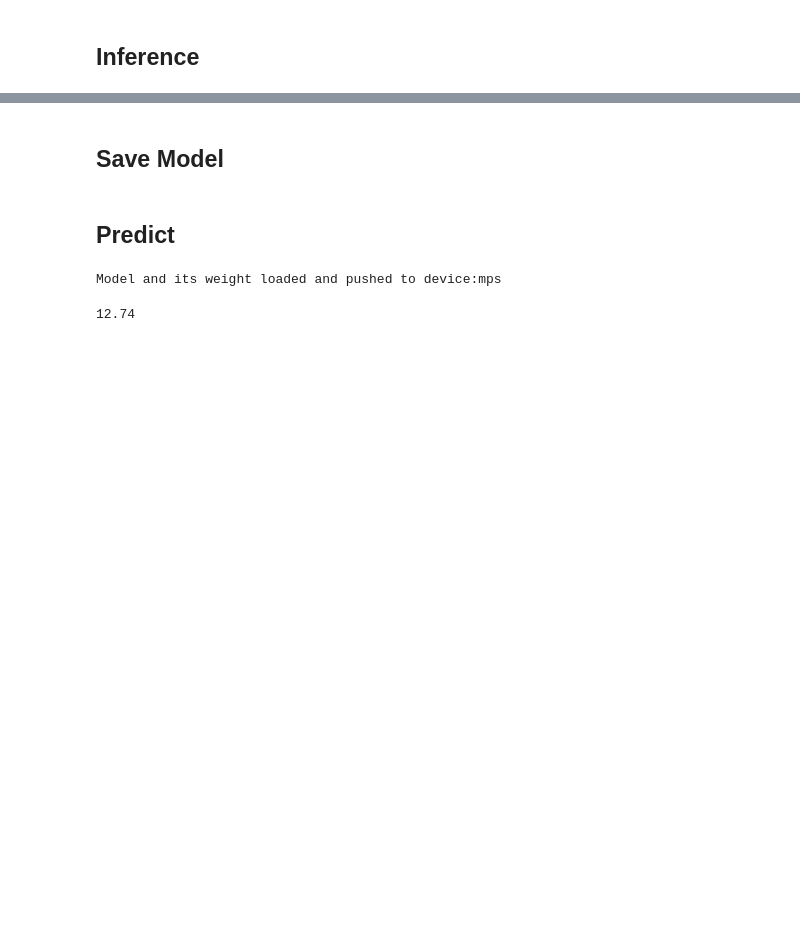
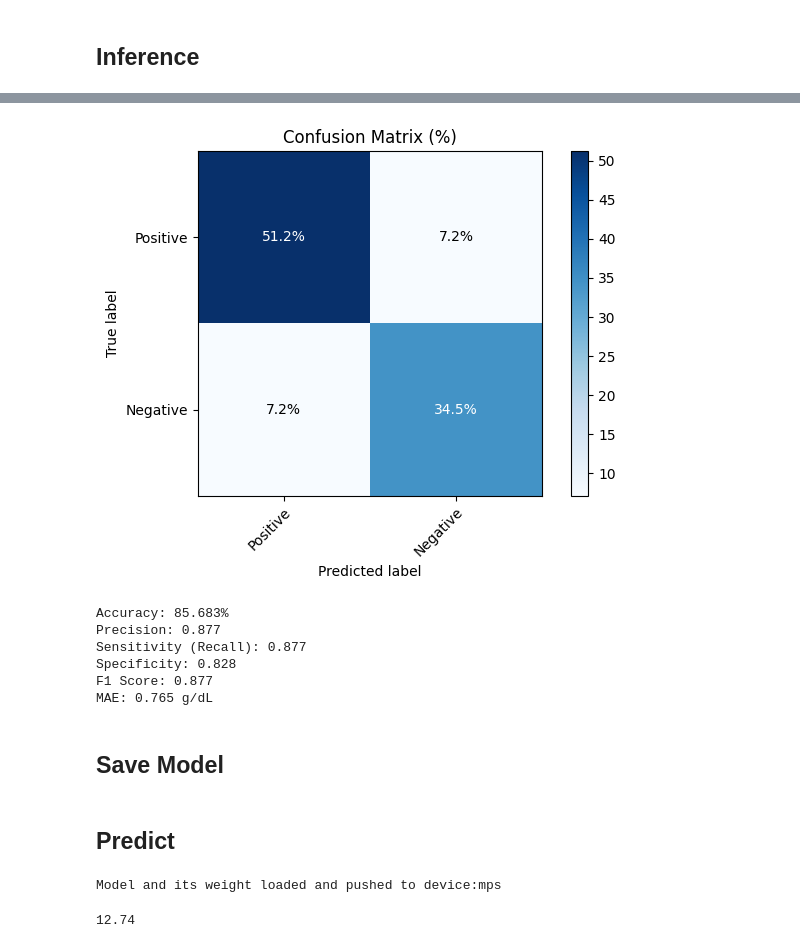
Before and after one commit to Mahesh-Saravanan/HemoScan, a Jupyter notebook: Main.ipynb, the cells around one changed output, grey strips where cells are left out. Drawn from its saved outputs; the diff is of its cells as text; code cells hidden in the pictures; blank space fills up the shorter version.

```diff
--- a/Main.ipynb
+++ b/Main.ipynb
@@ -107,3 +105,13 @@ MAE: 1.540 g/dL
+# %%
+get_metrics(results, threshold = 13.0)
+# %% [output]
+[figure, added]
+Accuracy: 85.683%
+Precision: 0.877
+Sensitivity (Recall): 0.877
+Specificity: 0.828
+F1 Score: 0.877
+MAE: 0.765 g/dL
 # %% [markdown]
 ## Save Model
 # %%
```
Also changed, not shown: parts of 8 cells of this notebook, 6 other files.
